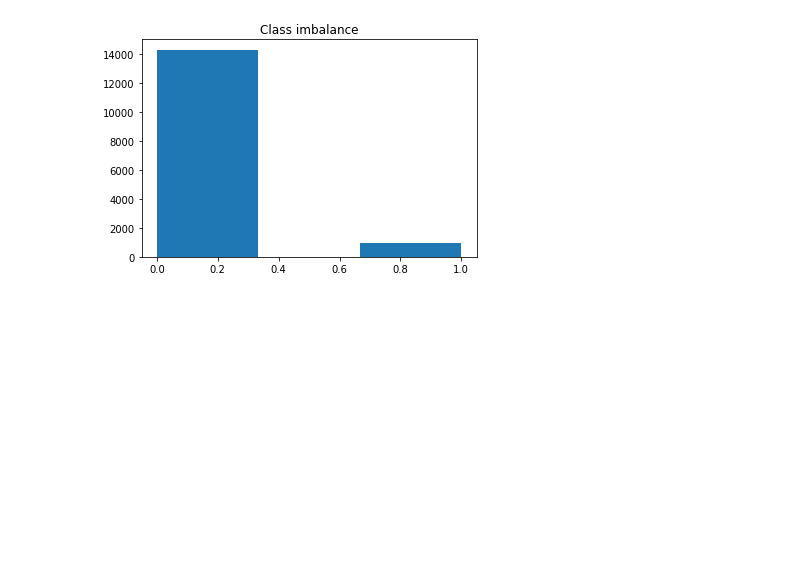
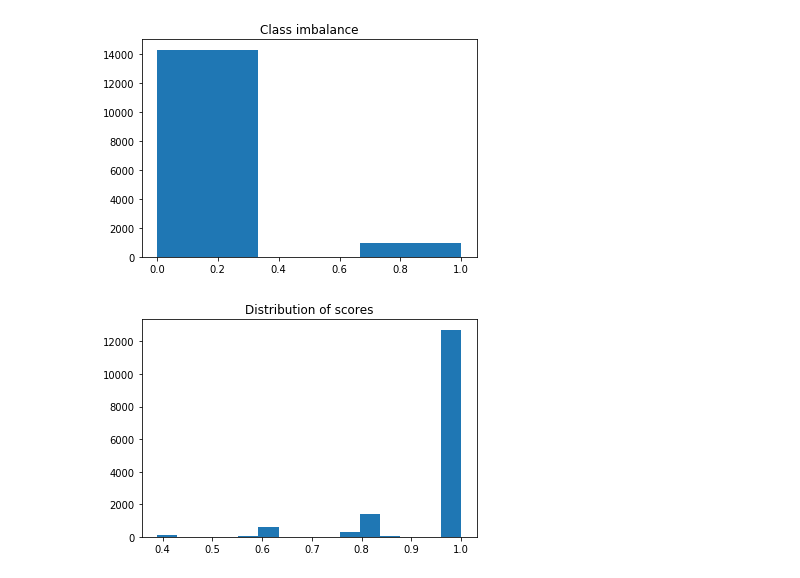
Before and after one commit to gmontamat/widsdatathon2019, a Jupyter notebook: gustavo/eda.ipynb, the cells around one changed output. Cells and saved outputs as stored; diff of their text form; code cells hidden in the pictures; blank space fills up the shorter version.

```diff
--- a/gustavo/eda.ipynb
+++ b/gustavo/eda.ipynb
@@ -36,3 +38,9 @@ plt.title("Class imbalance")
 plt.show()
 # %% [output]
 [figure]
+# %%
+plt.hist(scores, bins='auto')
+plt.title("Distribution of scores")
+plt.show()
+# %% [output]
+[figure, added]
```
Also changed, not shown: parts of 3 cells of this notebook.
